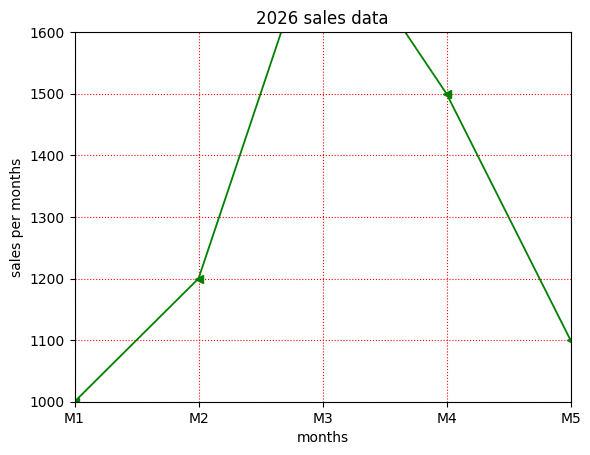
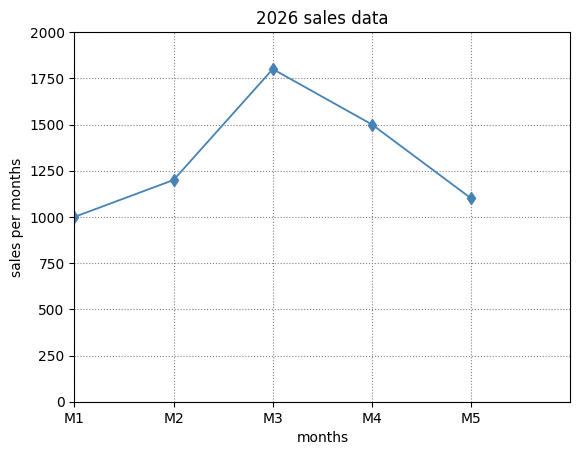
Code edit (unified diff) that turned the first committed figure into the second:
--- before
+++ after
@@ -1,10 +1,10 @@
 months = [1,2,3,4,5]
 sales =[1000,1200,1800,1500,1100]
-plt.plot(months,sales,color = "green",linewidth = 1.3,marker = "<")
+plt.plot(months,sales,color = "steelblue",linewidth = 1.3,marker = "d")
 plt.xlabel("months")
 plt.ylabel("sales per months")
 plt.title("2026 sales data")
-plt.grid(color="red",linestyle = ":")
-plt.xlim(1,3)
-plt.ylim(1000,1600)
+plt.grid(color="gray",linestyle = ":")
+plt.xlim(1,6)
+plt.ylim(0,2000)
 plt.xticks([1,2,3,4,5],["M1","M2","M3","M4","M5"])

Commit: bar chrts